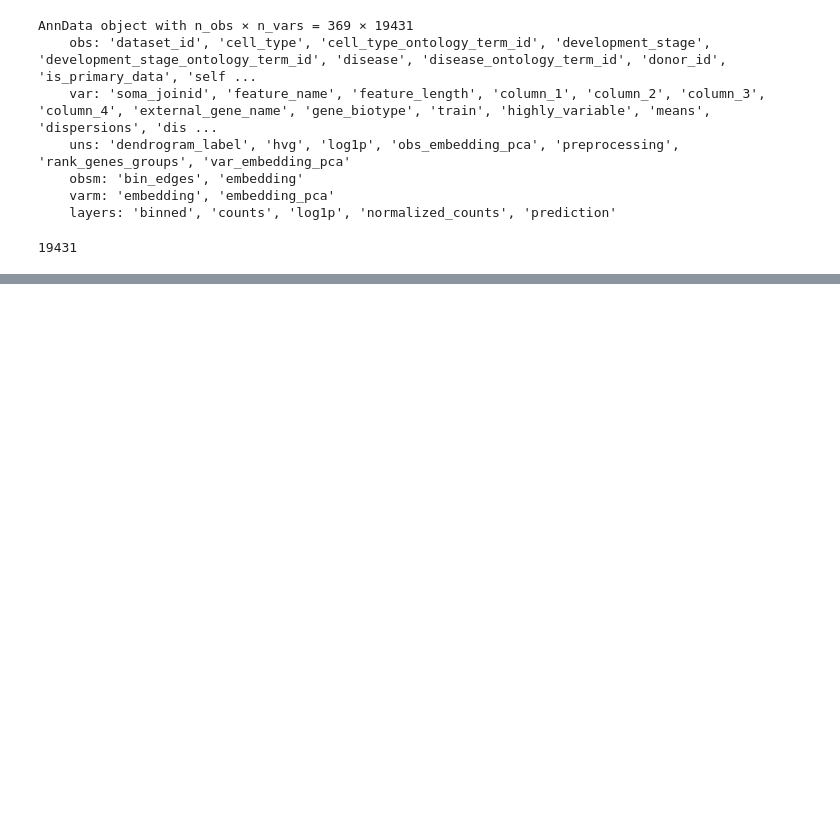
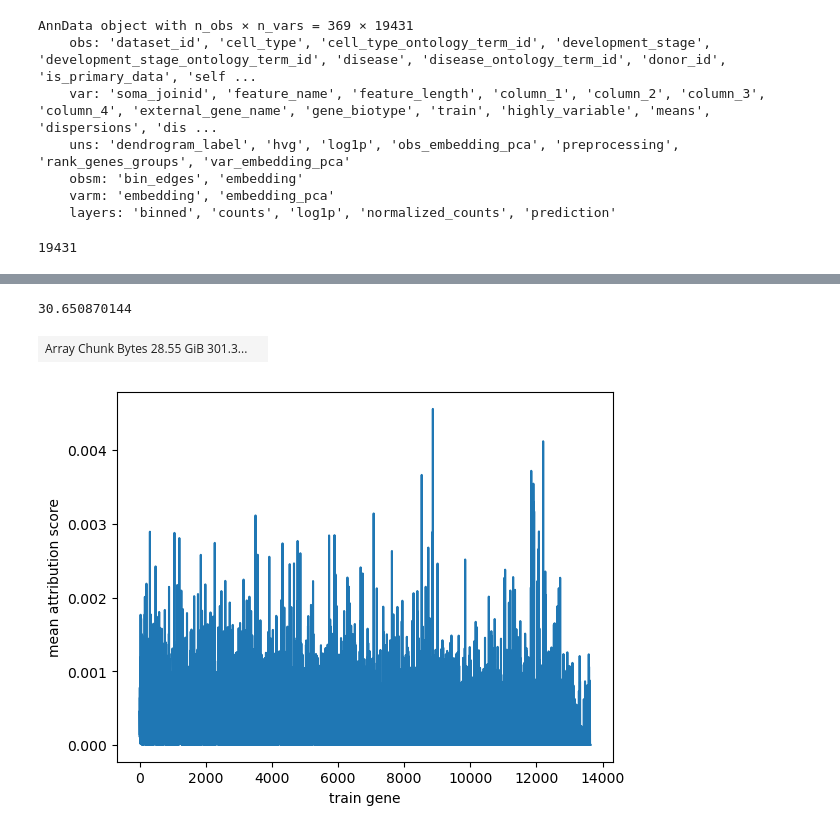
Before and after one commit to sofroniewn/rosa, a Jupyter notebook: notebooks/explain_cell.ipynb, the cells around one changed output, grey strips where cells are left out. Saved outputs shown, nothing was run; the diff lists cells and outputs as text; code cells hidden in the pictures; blank space fills up the shorter version.

```diff
--- a/notebooks/explain_cell.ipynb
+++ b/notebooks/explain_cell.ipynb
@@ -323,0 +228,4 @@ plt.imshow(np.mean(np.abs(full_attrs_G_train[np.logical_not(adata.obs['train'])]
+# %%
+z.nbytes / 1e9
+# %% [output]
+30.650870144
@@ -323,0 +238,19 @@ plt.imshow(np.mean(np.abs(full_attrs_G_train[np.logical_not(adata.obs['train'])]
+# %%
+import dask.array as da
+import numpy as np
+import matplotlib.pyplot as plt
+
+
+z = da.from_zarr(f'data/cell_attribution_full.zarr')
+# %%
+z
+# %% [output]
+| Array Chunk Bytes 28.55 GiB 301.3... |  |
+# %%
+z_avg = np.asarray(da.abs(z).mean(axis=(0, 1)))
+# %%
+plt.plot(np.arange(len(z_avg)), z_avg);
+plt.xlabel('train gene');
+plt.ylabel('mean attribution score');
+# %% [output]
+[figure, added]
```
Also changed, not shown: parts of 94 cells of this notebook, 6 other files.
